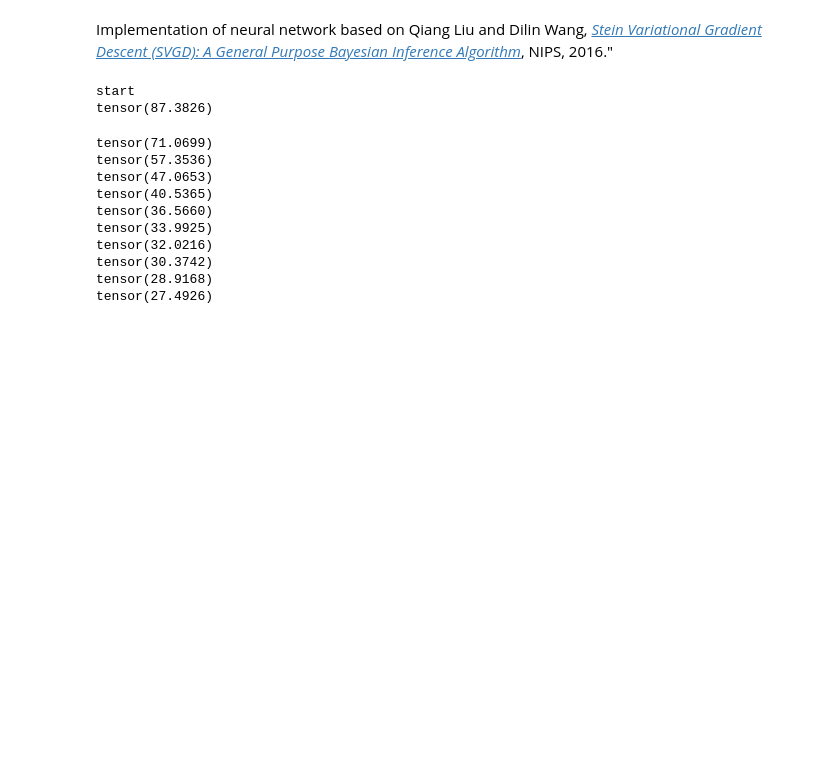
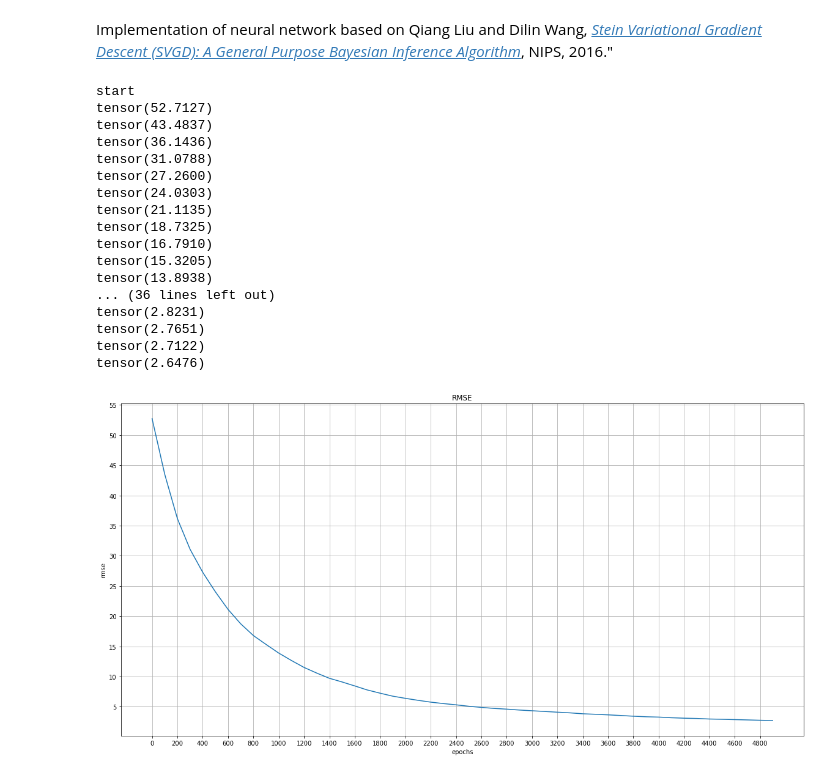
Before and after one commit to ssnio/SteinVarGradDescPML, a Jupyter notebook: src/python/SVGD_nn.ipynb, the cells around one changed output. Saved outputs shown, nothing was run; the diff lists cells and outputs as text; code cells hidden in the pictures; blank space fills up the shorter version.

Commit message:
add plot

```diff
--- a/src/python/SVGD_nn.ipynb
+++ b/src/python/SVGD_nn.ipynb
@@ -41,7 +42,7 @@ class RBF(torch.nn.Module):
         return Kxy,h
 
 
-    def updsate(self, model, theta):
+    def update(self, model, theta):
         n = theta.shape[0]
         theta = theta.detach().requires_grad_(True)
 
@@ -149,7 +147,7 @@ print("start")
 if __name__ == '__main__':
     device = torch.device('cpu')
     "load data file"
-    data = np.loadtxt("../data/boston_housing")
+    data = np.loadtxt("boston_housing")
     #print(data.shape)
     X_input = data[ :, range(data.shape[1] - 1) ] #input
     y_input = data[ :, data.shape[1] - 1 ] #result
@@ -165,8 +163,8 @@ if __name__ == '__main__':
     y_train = (y_train - y_train_mean) / y_train_std
     y_test = (y_test - y_train_mean) / y_train_std
 
-    M, batch_size, n_hidden = 100, 200, 50
-    n_iter = 1000
+    M, batch_size, n_hidden = 100, 100, 50
+    n_iter = 5000
     a0 =1.0
     b0 = 0.1
     gamma = np.random.gamma(a0, b0)
@@ -175,37 +173,61 @@ if __name__ == '__main__':
     model = svgd_nn(X_train, y_train, batch_size, n_hidden, n_iter,  M, a0, b0)
     kernel = RBF(h=-1)
 
-    '''theta = torch.cat(
+    theta = torch.cat(
         [torch.zeros([M, X_train.shape[1] * n_hidden ], device=device).normal_(0, math.sqrt(n_hidden)),
          torch.zeros([M, n_hidden ], device=device),
          torch.zeros([M, n_hidden ], device=device).normal_(0, math.sqrt(X_train.shape[1])),
          torch.zeros([M, 1], device=device),
-         torch.log(0.1 * torch.ones([M, 2], device=device))], dim=1)'''
+         torch.log(0.1 * torch.ones([M, 2], device=device))], dim=1)
+         #torch.log(gamma * torch.ones([M, 1], device=device)),
+         #torch.log(lambdas * torch.ones([M, 2], device=device))], dim=1)
 
-    theta = torch.cat(
-        [torch.zeros([M, (X_train.shape[1] + 2) * n_hidden + 1], device=device).normal_(0, math.sqrt(n_hidden)),
-         torch.log(gamma* torch.ones([M, 2], device=device)),
-         torch.log(lambdas* torch.ones([M, 2], device=device))], dim=1)
-
+    rmse = []
+    epochs=[]
     for epoch in range(n_iter):
-        optimizer = Adam([theta], lr=1e-3)
+        optimizer = Adagrad([theta], lr=1e-3)
         optimizer.zero_grad()
-        theta.grad = kernel.updsate(model, theta)
+        theta.grad = kernel.update(model, theta)
         optimizer.step()
         if epoch % 100 == 0:
-            test(model, X_test, y_test, theta)
+            rmse_t = test(model, X_test, y_test, theta)
+            rmse.append(rmse_t)
+            epochs.append(epoch)
 
     test(model, X_test, y_test, theta)
 # %% [output]
 start
-tensor(87.3826)
+tensor(52.7127)
+tensor(43.4837)
+tensor(36.1436)
+tensor(31.0788)
+tensor(27.2600)
+tensor(24.0303)
+tensor(21.1135)
+tensor(18.7325)
+tensor(16.7910)
+tensor(15.3205)
+tensor(13.8938)
+... (36 lines left out)
+tensor(2.8231)
+tensor(2.7651)
+tensor(2.7122)
+tensor(2.6476)
-tensor(71.0699)
-tensor(57.3536)
-tensor(47.0653)
-tensor(40.5365)
-tensor(36.5660)
-tensor(33.9925)
-tensor(32.0216)
-tensor(30.3742)
-tensor(28.9168)
-tensor(27.4926)
+# %%
+#plot rmse
+import numpy as np
+from matplotlib import pyplot as plt
+
+
+plt.figure(figsize=(20,10))
+plt.title("RMSE")
+plt.xlabel("epochs")
+plt.ylabel("rmse")
+ax = plt.gca()
+ax.set_xticks(np.arange(0, 5000, 200))
+ax.set_yticks(np.arange(0, 60, 5))
+plt.grid()
+plt.plot(epochs,rmse)
+plt.show()
+# %% [output]
+[figure, added]
```
Also changed, not shown: parts of 3 cells of this notebook, 1 other file.
